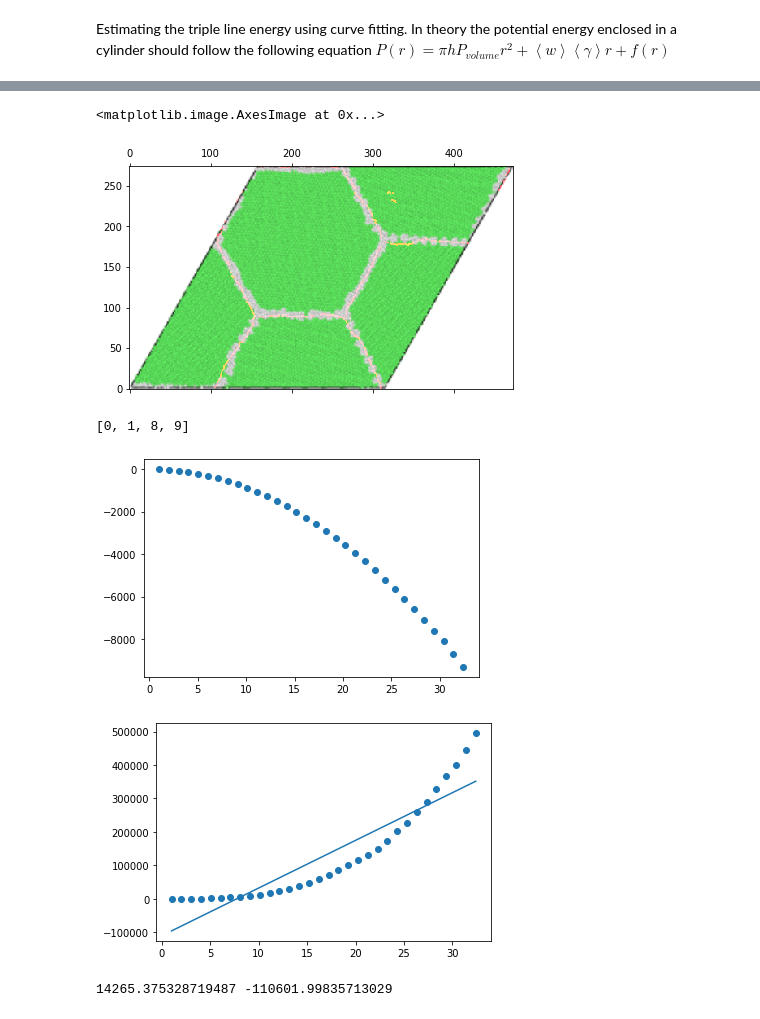
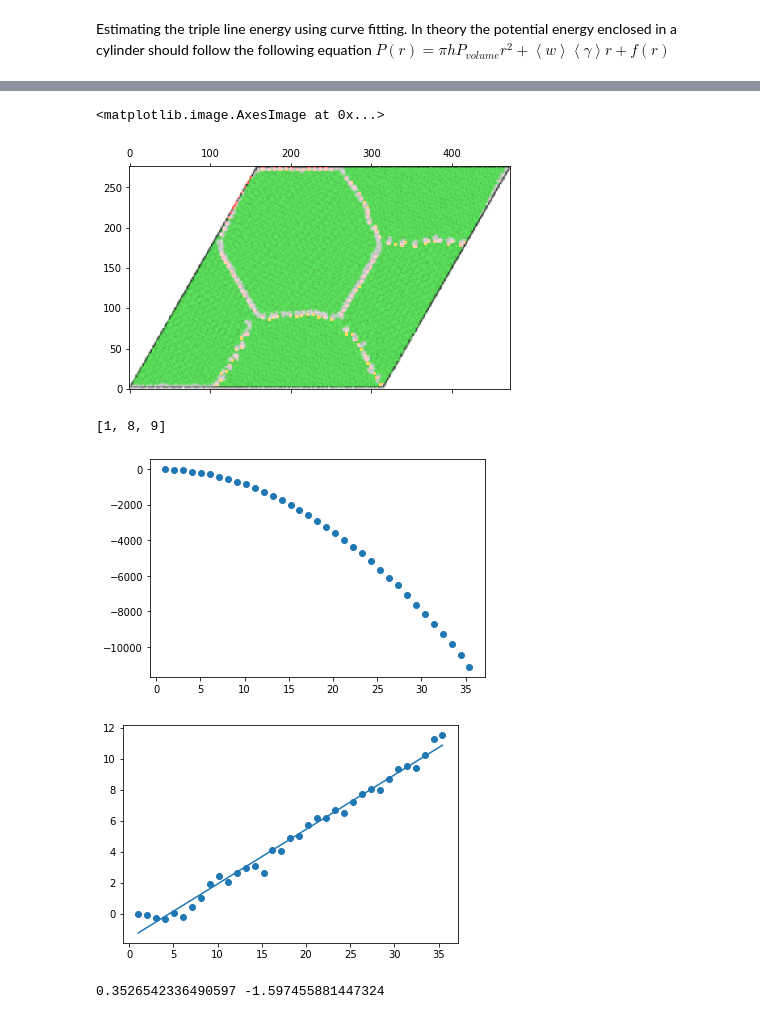
Before and after one commit to PaulTwine/TripleLines.github.io, a Jupyter notebook: TripleLine Fitting.ipynb, the cells around one changed output, grey strips where cells are left out. Saved outputs shown, nothing was run; the diff lists cells and outputs as text; code cells hidden in the pictures.

```diff
--- a/TripleLine Fitting.ipynb
+++ b/TripleLine Fitting.ipynb
@@ -47,9 +47,9 @@ def DiffAL(r,a,b):
 def Rational(r,a,b,c):
     return (a*r**3+b)/(r**2+c)
 # %%
-#strDumpFile = '../../PythonLAMMPS/VolumeTest/dump.eam'
+strDumpFile = '../../PythonLAMMPS/VolumeTest/dump.eam'
 #strDumpFile = '../data/dump.eam'
-strDumpFile = '/home/paul/csf3_scratch/TripleLines/data6/dump.eam6'
+strDumpFile = '/home/paul/csf3_scratch/TripleLines/data2/dump.eam2'
 a1=4.05
 a2= np.sqrt(3)*4.05
 strPMFile = strDumpFile + 'PM'
@@ -138,23 +138,23 @@ print(lstV[intStart]*lstNumberOfAtoms[intStart],
 # %%
-n=1
-CellArray = plt.imread('../../PythonLAMMPS/VolumeTest/CellView.png')
+n=2
+CellArray = plt.imread('/home/paul/csf3_scratch/TripleLines/data2/CellView2.png')
 fltSize = np.shape(CellArray)[1]
 CellArray = rescale(CellArray, objProcess.GetBoundingBox()[0]/fltSize)
 CellArray = np.flip(CellArray, axis=0)
 #plt.matshow(CellArray[:,:,:], origin = 'lower')
 for k in range(objProcess.GetNumberOfGrainBoundaries()):
-#    objProcess.NudgeGrainBoundary(objProcess.GetGrainBoundaries(k), a2)
+    objProcess.NudgeGrainBoundary(objProcess.GetGrainBoundaries(k), a2)
     for j in objProcess.GetGrainBoundaries(k).GetPoints():
          CellArray[np.round(j[1]).astype('int')-n:np.round(j[1]).astype('int')+n,
                   np.round(j[0]).astype('int')-n:np.round(j[0]).astype('int')+n,0] =1
 plt.matshow(CellArray[:,:,:], origin = 'lower')
 # %% [output]
 <matplotlib.image.AxesImage at 0x...>
-[figure, old version]
+[figure, new version]
 # %%
 print(objProcess.GetEquivalentTripleLines(1))
 # %% [output]
-[0, 1, 8, 9]
+[1, 8, 9]
 # %%
 lstTotalPE = []
 lstExcess = []
@@ -175,6 +175,6 @@ plt.plot(lstR,lstFitExcess)
 plt.show()
 print(*popt)
 # %% [output]
-[figure, old version]
+[figure, new version]
-[figure, old version]
+[figure, new version]
-14265.375328719487 -110601.99835713029
+0.3526542336490597 -1.597455881447324
```
Also changed, not shown: parts of 10 cells of this notebook, 3 other files.
